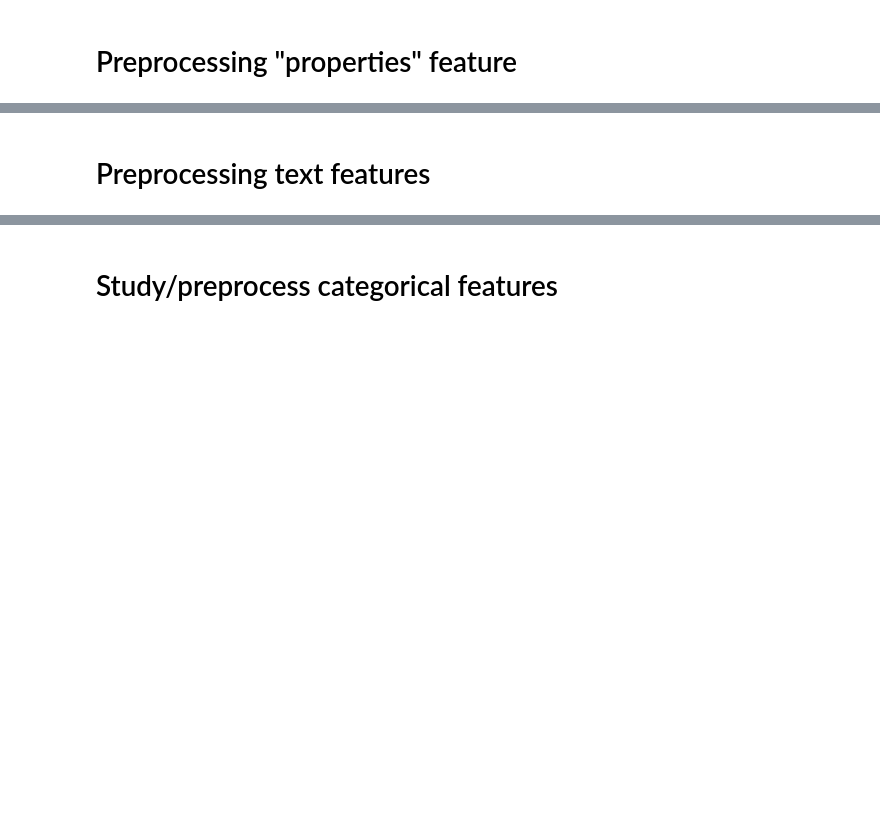
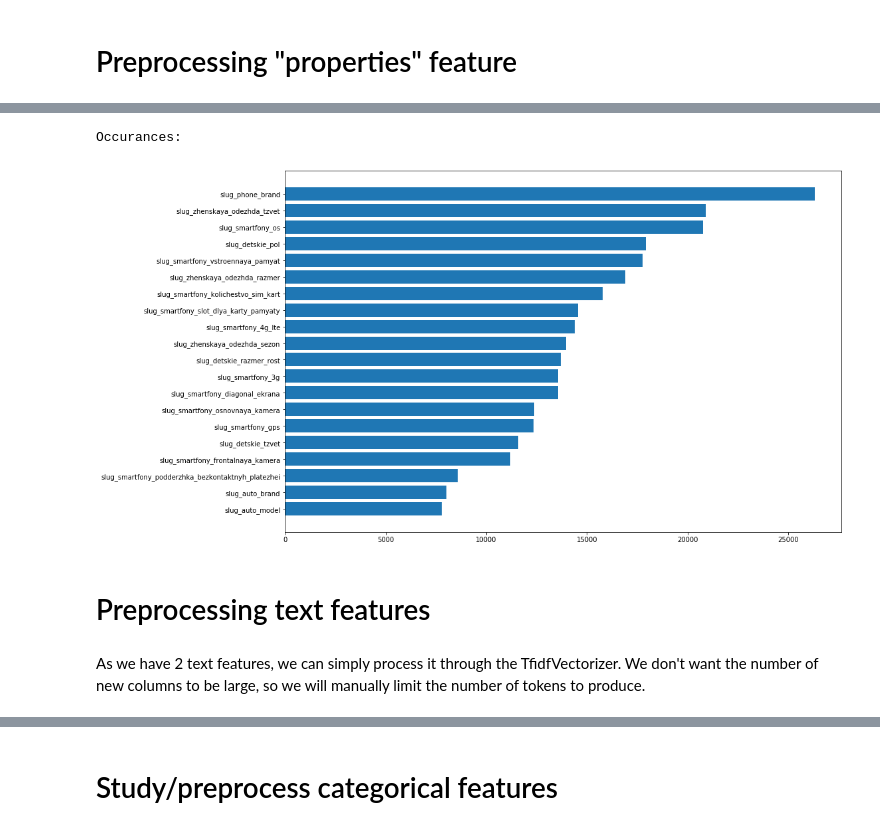
Before and after one commit to DimasGhost/ml-fast-sold, a Jupyter notebook: 3D.ipynb, the cells around one changed output, grey strips where cells are left out. Saved outputs shown, nothing was run; the diff lists cells and outputs as text; code cells hidden in the pictures; blank space fills up the shorter version.

```diff
--- a/3D.ipynb
+++ b/3D.ipynb
@@ -12,6 +12,18 @@ import pandas as pd
 
 GPU_USED = False
 CROSS_VAL_NEEDED = False
+# %%
+def plot_bars(labels, values):
+    plt.figure(figsize=(15, 10))
+    y_pos = np.arange(len(labels[:20]))
+    plt.barh(y_pos, values[:20][::-1])
+    plt.yticks(y_pos, labels[:20][::-1])
+    plt.show()
+
+def make_bars(fts):
+    labels = [x[0] for x in fts]
+    values = [x[1] for x in fts]
+    plot_bars(labels, values)
 # %% [markdown]
 # Read Data
 # %%
@@ -77,5 +153,21 @@ df2.info()
+# %%
+slug_features = []
+
+for feature in df2.columns:
+    if 'slug_' in feature:
+        col = df2[feature].values
+        slug_features.append([feature, len(col[col != -1])])
+
+print("Occurances:")
+slug_features.sort(key=lambda x: x[1], reverse=True)
+make_bars(slug_features)
+# %% [output]
+Occurances:
+[figure, added]
 # %% [markdown]
 # Preprocessing text features
+# %% [markdown]
+As we have 2 text features, we can simply process it through the TfidfVectorizer. We don't want the number of new columns to be large, so we will manually limit the number of tokens to produce.
 # %%
 from sklearn.feature_extraction.text import TfidfVectorizer
 
```
Also changed, not shown: parts of 40 cells of this notebook.
